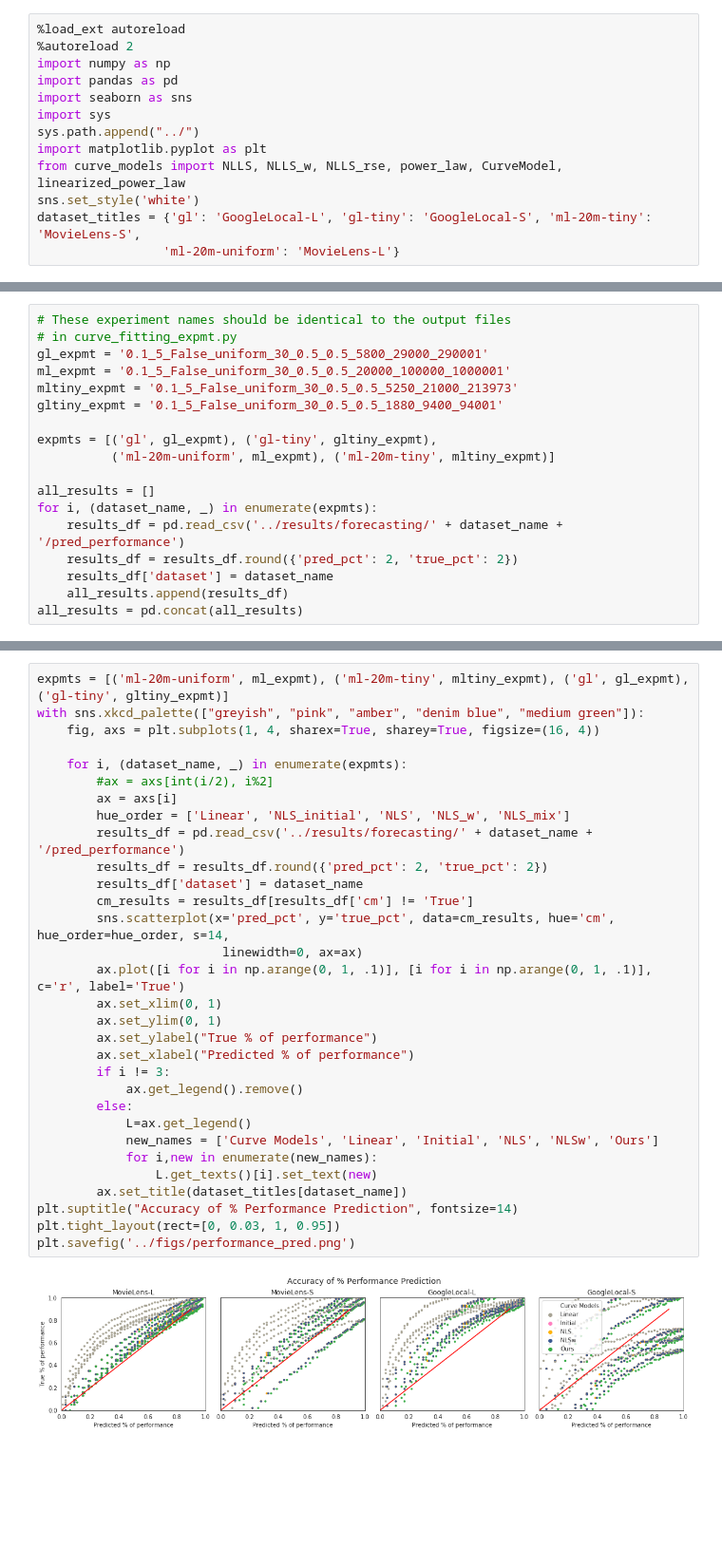
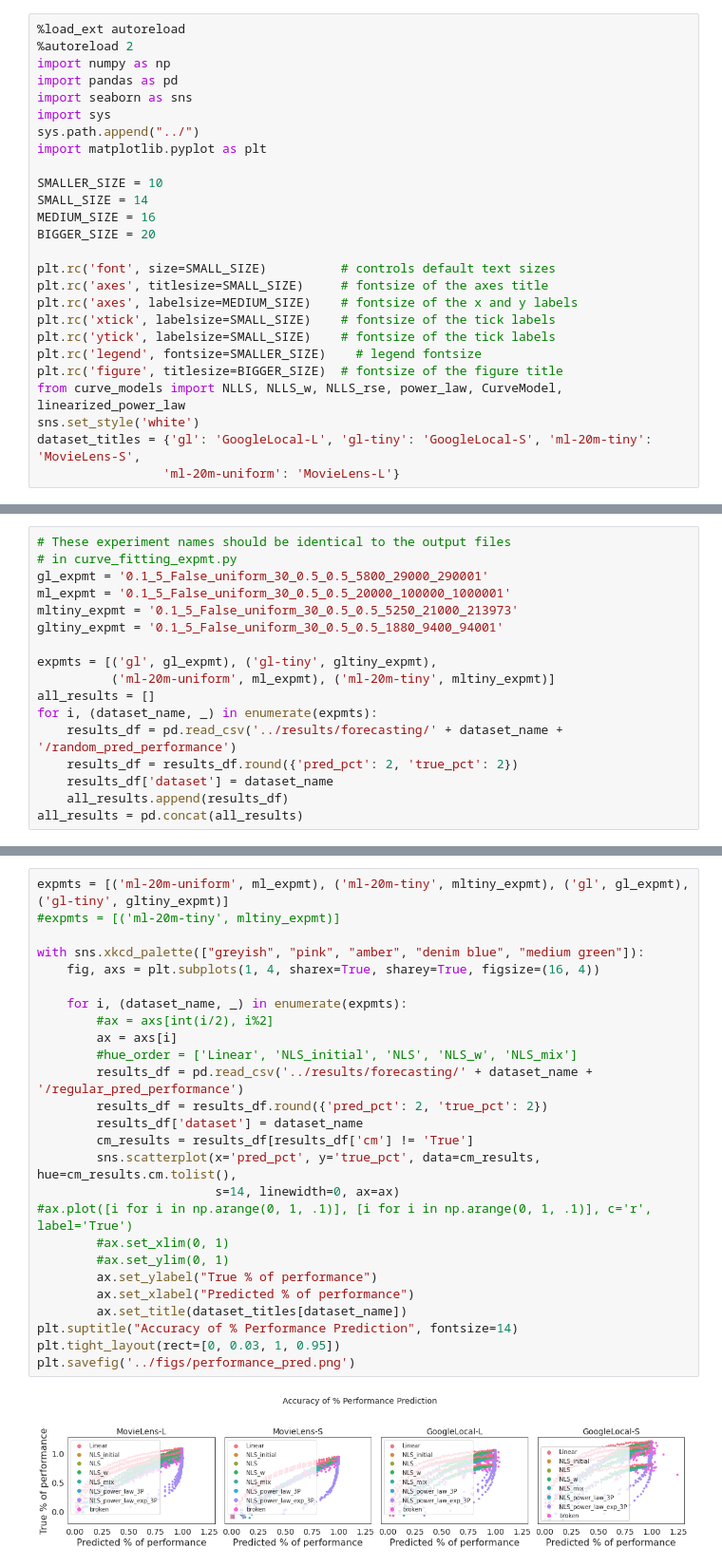
Before and after one commit to divyashan/learning_to_limit, a Jupyter notebook: notebooks/Power Law Results.ipynb, the cells around one changed output, grey strips where cells are left out. Shown at 95% size. Drawn from its saved outputs; the diff is of its cells as text; blank space fills up the shorter version.

```diff
--- a/notebooks/Power Law Results.ipynb
+++ b/notebooks/Power Law Results.ipynb
@@ -7,6 +7,19 @@ import seaborn as sns
 import sys
 sys.path.append("../")
 import matplotlib.pyplot as plt
+
+SMALLER_SIZE = 10
+SMALL_SIZE = 14
+MEDIUM_SIZE = 16
+BIGGER_SIZE = 20
+
+plt.rc('font', size=SMALL_SIZE)          # controls default text sizes
+plt.rc('axes', titlesize=SMALL_SIZE)     # fontsize of the axes title
+plt.rc('axes', labelsize=MEDIUM_SIZE)    # fontsize of the x and y labels
+plt.rc('xtick', labelsize=SMALL_SIZE)    # fontsize of the tick labels
+plt.rc('ytick', labelsize=SMALL_SIZE)    # fontsize of the tick labels
+plt.rc('legend', fontsize=SMALLER_SIZE)    # legend fontsize
+plt.rc('figure', titlesize=BIGGER_SIZE)  # fontsize of the figure title
 from curve_models import NLLS, NLLS_w, NLLS_rse, power_law, CurveModel, linearized_power_law
 sns.set_style('white')
 dataset_titles = {'gl': 'GoogleLocal-L', 'gl-tiny': 'GoogleLocal-S', 'ml-20m-tiny': 'MovieLens-S',
@@ -24,10 +34,9 @@ gltiny_expmt = '0.1_5_False_uniform_30_0.5_0.5_1880_9400_94001'
 
 expmts = [('gl', gl_expmt), ('gl-tiny', gltiny_expmt),
           ('ml-20m-uniform', ml_expmt), ('ml-20m-tiny', mltiny_expmt)]
-
 all_results = []
 for i, (dataset_name, _) in enumerate(expmts):
-    results_df = pd.read_csv('../results/forecasting/' + dataset_name + '/pred_performance')
+    results_df = pd.read_csv('../results/forecasting/' + dataset_name + '/random_pred_performance')
     results_df = results_df.round({'pred_pct': 2, 'true_pct': 2})
     results_df['dataset'] = dataset_name
     all_results.append(results_df)
@@ -40,36 +44,31 @@ all_results = pd.concat(all_results)
 # %%
 expmts = [('ml-20m-uniform', ml_expmt), ('ml-20m-tiny', mltiny_expmt), ('gl', gl_expmt), ('gl-tiny', gltiny_expmt)]
+#expmts = [('ml-20m-tiny', mltiny_expmt)]
+
 with sns.xkcd_palette(["greyish", "pink", "amber", "denim blue", "medium green"]):
     fig, axs = plt.subplots(1, 4, sharex=True, sharey=True, figsize=(16, 4))
 
     for i, (dataset_name, _) in enumerate(expmts):
         #ax = axs[int(i/2), i%2]
         ax = axs[i]
-        hue_order = ['Linear', 'NLS_initial', 'NLS', 'NLS_w', 'NLS_mix']
-        results_df = pd.read_csv('../results/forecasting/' + dataset_name + '/pred_performance')
+        #hue_order = ['Linear', 'NLS_initial', 'NLS', 'NLS_w', 'NLS_mix']
+        results_df = pd.read_csv('../results/forecasting/' + dataset_name + '/regular_pred_performance')
         results_df = results_df.round({'pred_pct': 2, 'true_pct': 2})
         results_df['dataset'] = dataset_name
         cm_results = results_df[results_df['cm'] != 'True']
-        sns.scatterplot(x='pred_pct', y='true_pct', data=cm_results, hue='cm', hue_order=hue_order, s=14,
-                         linewidth=0, ax=ax)
-        ax.plot([i for i in np.arange(0, 1, .1)], [i for i in np.arange(0, 1, .1)], c='r', label='True')
-        ax.set_xlim(0, 1)
-        ax.set_ylim(0, 1)
+        sns.scatterplot(x='pred_pct', y='true_pct', data=cm_results, hue=cm_results.cm.tolist(),
+                        s=14, linewidth=0, ax=ax)
+#ax.plot([i for i in np.arange(0, 1, .1)], [i for i in np.arange(0, 1, .1)], c='r', label='True')
+        #ax.set_xlim(0, 1)
+        #ax.set_ylim(0, 1)
         ax.set_ylabel("True % of performance")
         ax.set_xlabel("Predicted % of performance")
-        if i != 3:
-            ax.get_legend().remove()
-        else:
-            L=ax.get_legend()
-            new_names = ['Curve Models', 'Linear', 'Initial', 'NLS', 'NLSw', 'Ours']
-            for i,new in enumerate(new_names):
-                L.get_texts()[i].set_text(new)
         ax.set_title(dataset_titles[dataset_name])
 plt.suptitle("Accuracy of % Performance Prediction", fontsize=14)
 plt.tight_layout(rect=[0, 0.03, 1, 0.95])
 plt.savefig('../figs/performance_pred.png')
 # %% [output]
-[figure, old version]
+[figure, new version]
 # %%
 sns.set_style('white')
 expmts = [('ml-20m-uniform', ml_expmt), ('ml-20m-tiny', mltiny_expmt), ('gl', gl_expmt), ('gl-tiny', gltiny_expmt)]
```
Also changed, not shown: parts of 13 cells of this notebook, 20 other files.
